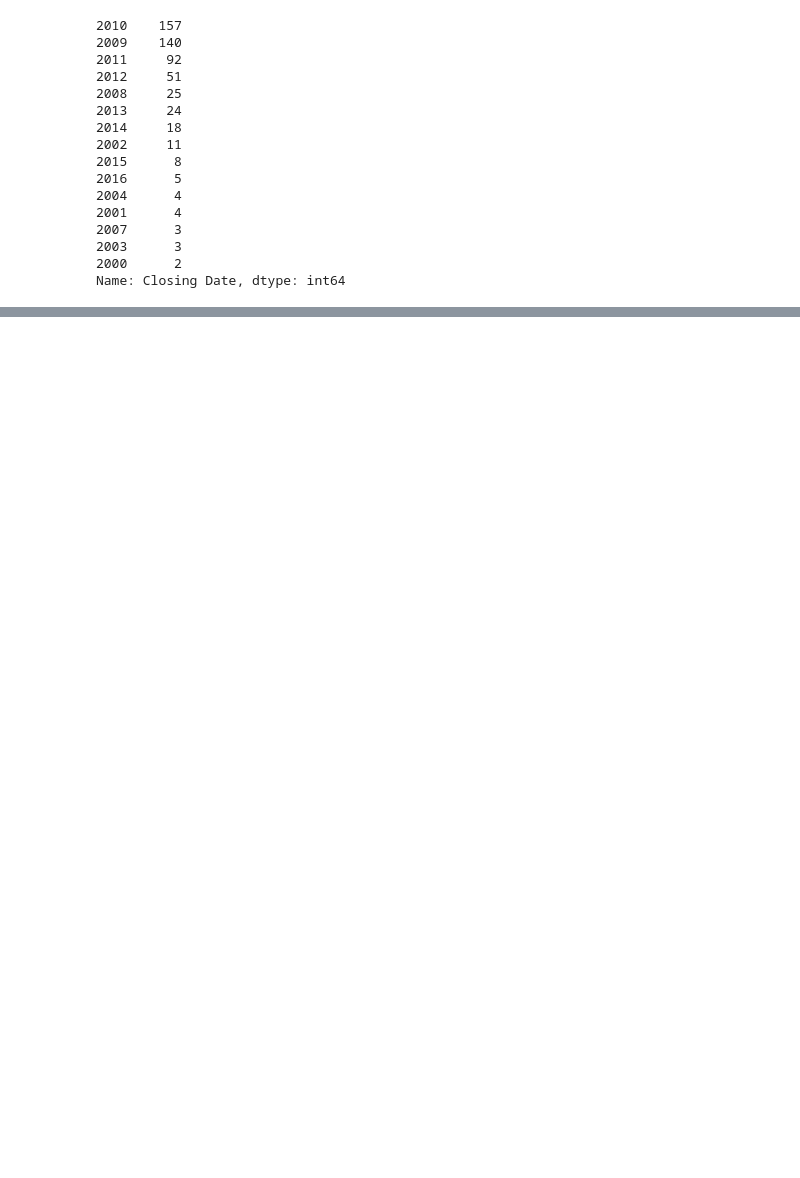
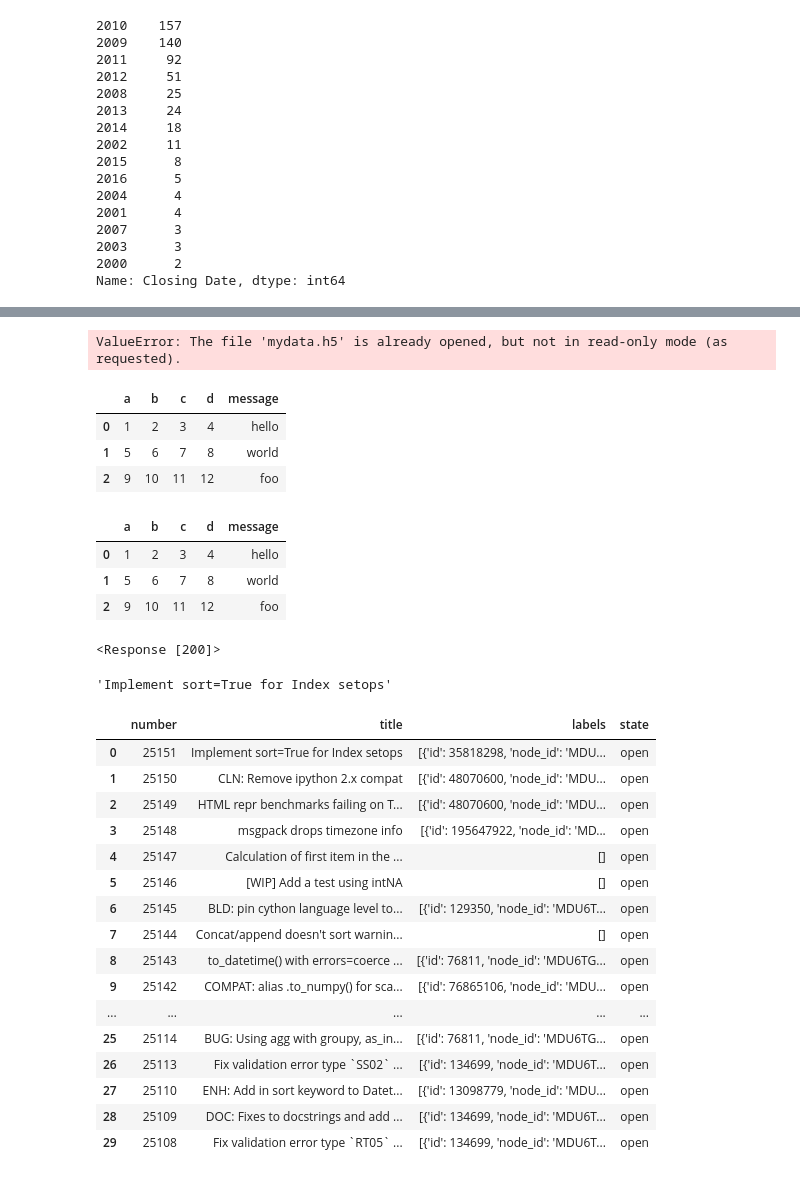
Before and after one commit to UCD-pbio-rclub/python-data-analysis_RuijuanL, a Jupyter notebook: Practice.ipynb, the cells around one changed output, grey strips where cells are left out. Drawn from its saved outputs; the diff is of its cells as text; code cells hidden in the pictures; blank space fills up the shorter version.

```diff
--- a/Practice.ipynb
+++ b/Practice.ipynb
@@ -1357,0 +1494,4 @@ Name: Closing Date, dtype: int64
+# %%
+pd.read_hdf("mydata.h5", "obj3", where=['index < 5']) #???
+# %% [output]
+ValueError: The file 'mydata.h5' is already opened, but not in read-only mode (as requested).
@@ -1357,0 +1501,15 @@ Name: Closing Date, dtype: int64
+# %%
+pd.read_excel(xlsx, "Sheet1")
+# %% [output]
+|  | a | b | c | d | message |
+| 0 | 1 | 2 | 3 | 4 | hello |
+| 1 | 5 | 6 | 7 | 8 | world |
+| 2 | 9 | 10 | 11 | 12 | foo |
+# %%
+frame = pd.read_excel("examples/ex1.xlsx", "Sheet1")
+frame
+# %% [output]
+|  | a | b | c | d | message |
+| 0 | 1 | 2 | 3 | 4 | hello |
+| 1 | 5 | 6 | 7 | 8 | world |
+| 2 | 9 | 10 | 11 | 12 | foo |
@@ -1357,0 +1525,36 @@ Name: Closing Date, dtype: int64
+# %%
+url = "https://api.github.com/repos/pandas-dev/pandas/issues"
+# %%
+resp = requests.get(url)
+# %%
+resp
+# %% [output]
+<Response [200]>
+# %%
+data = resp.json()
+# %%
+data[0]["title"]
+# %% [output]
+'Implement sort=True for Index setops'
+# %%
+issues = pd.DataFrame(data, columns = ["number", "title", "labels", "state"])
+# %%
+issues
+# %% [output]
+|  | number | title | labels | state |
+| 0 | 25151 | Implement sort=True for Index setops | [{'id': 35818298, 'node_id': 'MDU... | open |
+| 1 | 25150 | CLN: Remove ipython 2.x compat | [{'id': 48070600, 'node_id': 'MDU... | open |
+| 2 | 25149 | HTML repr benchmarks failing on T... | [{'id': 48070600, 'node_id': 'MDU... | open |
+| 3 | 25148 | msgpack drops timezone info | [{'id': 195647922, 'node_id': 'MD... | open |
+| 4 | 25147 | Calculation of first item in the ... | [] | open |
+| 5 | 25146 | [WIP] Add a test using intNA | [] | open |
+| 6 | 25145 | BLD: pin cython language level to... | [{'id': 129350, 'node_id': 'MDU6T... | open |
+| 7 | 25144 | Concat/append doesn't sort warnin... | [] | open |
+| 8 | 25143 | to_datetime() with errors=coerce ... | [{'id': 76811, 'node_id': 'MDU6TG... | open |
+| 9 | 25142 | COMPAT: alias .to_numpy() for sca... | [{'id': 76865106, 'node_id': 'MDU... | open |
+| ... | ... | ... | ... | ... |
+| 25 | 25114 | BUG: Using agg with groupy, as_in... | [{'id': 76811, 'node_id': 'MDU6TG... | open |
+| 26 | 25113 | Fix validation error type `SS02` ... | [{'id': 134699, 'node_id': 'MDU6T... | open |
+| 27 | 25110 | ENH: Add in sort keyword to Datet... | [{'id': 13098779, 'node_id': 'MDU... | open |
+| 28 | 25109 | DOC: Fixes to docstrings and add ... | [{'id': 134699, 'node_id': 'MDU6T... | open |
+| 29 | 25108 | Fix validation error type `RT05` ... | [{'id': 134699, 'node_id': 'MDU6T... | open |
```
Also changed, not shown: parts of 23 cells of this notebook, 3 other files.
